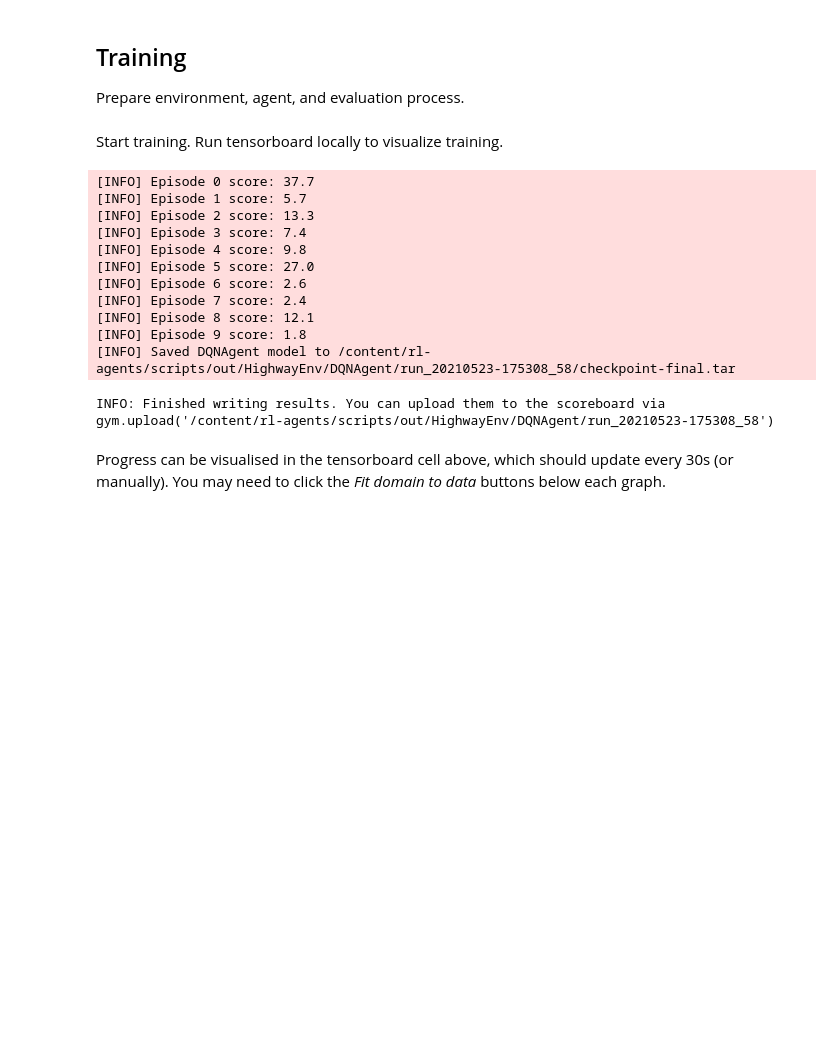
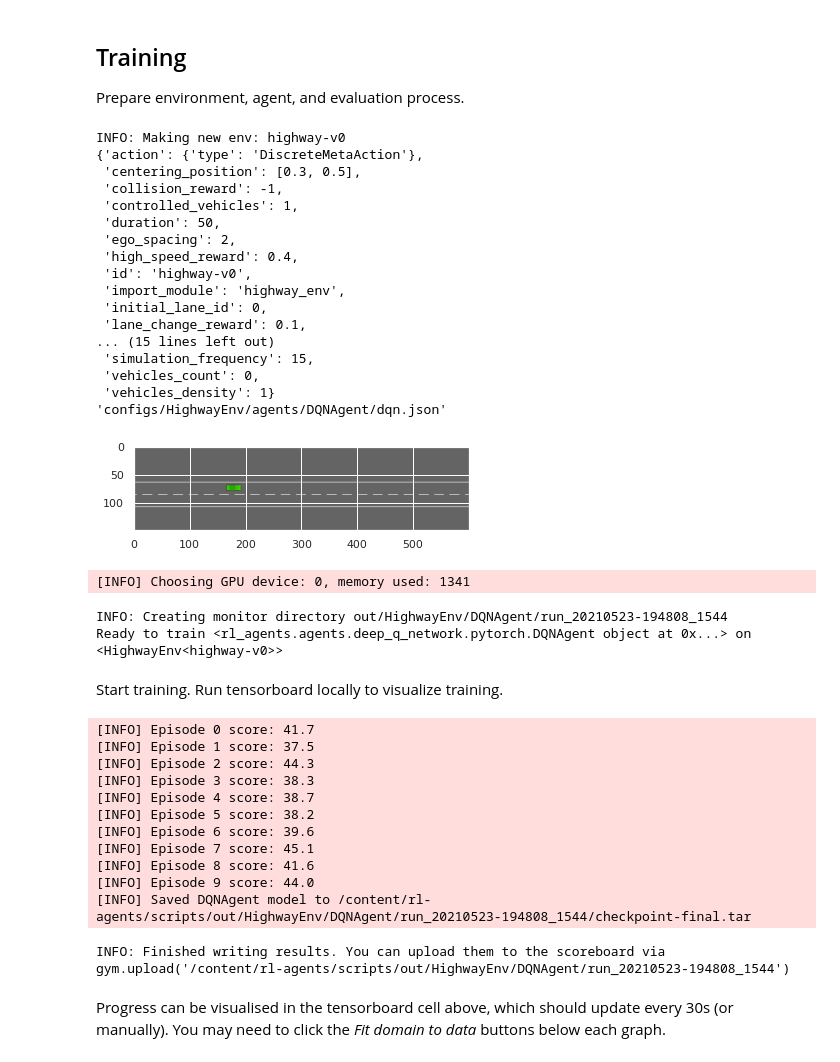
Before and after one commit to kassemm/LAB3AV, a Jupyter notebook: Lab3/Lab3_Highway_DQN_rlagents.ipynb, the cells around one changed output. Saved outputs shown, nothing was run; the diff lists cells and outputs as text; code cells hidden in the pictures; blank space fills up the shorter version.

```diff
--- a/Lab3/Lab3_Highway_DQN_rlagents.ipynb
+++ b/Lab3/Lab3_Highway_DQN_rlagents.ipynb
@@ -90,40 +73,63 @@ agent_config = 'configs/HighwayEnv/agents/DQNAgent/dqn.json'
 # %%
 env = load_environment(env_config)
 import pprint
 from matplotlib import pyplot as plt
-env.config["lane_change_reward"] = 0
-env.config["vehicles_count"] = 4
+env.config["lane_change_reward"] = 0.1
+env.config["vehicles_count"] = 0
 #env.config['reward_speed_range'] = [0, 100]
-env.config["lanes_count"] = 4
+env.config["lanes_count"] = 2
 env.config["initial_lane_id"] = 0
+env.config["right_lane_reward"]  =0.1
 pprint.pprint(env.config)
 pprint.pprint(agent_config)
 
 env.reset()
 plt.imshow(env.render(mode="rgb_array"))
 plt.show()
 
 agent = load_agent(agent_config, env)
 evaluation = Evaluation(env, agent, num_episodes=10, display_env=False)
 print(f"Ready to train {agent} on {env}")
+# %% [output]
+INFO: Making new env: highway-v0
+{'action': {'type': 'DiscreteMetaAction'},
+ 'centering_position': [0.3, 0.5],
+ 'collision_reward': -1,
+ 'controlled_vehicles': 1,
+ 'duration': 50,
+ 'ego_spacing': 2,
+ 'high_speed_reward': 0.4,
+ 'id': 'highway-v0',
+ 'import_module': 'highway_env',
+ 'initial_lane_id': 0,
+ 'lane_change_reward': 0.1,
+... (15 lines left out)
+ 'simulation_frequency': 15,
+ 'vehicles_count': 0,
+ 'vehicles_density': 1}
+'configs/HighwayEnv/agents/DQNAgent/dqn.json'
+[figure, added]
+[INFO] Choosing GPU device: 0, memory used: 1341
+INFO: Creating monitor directory out/HighwayEnv/DQNAgent/run_20210523-194808_1544
+Ready to train <rl_agents.agents.deep_q_network.pytorch.DQNAgent object at 0x...> on <HighwayEnv<highway-v0>>
 # %% [markdown]
 Start training. Run tensorboard locally to visualize training.
 # %%
 #%tensorboard --logdir "{evaluation.directory}"
 evaluation.train()
 # %% [output]
-[INFO] Episode 0 score: 37.7
-[INFO] Episode 1 score: 5.7
-[INFO] Episode 2 score: 13.3
-[INFO] Episode 3 score: 7.4
-[INFO] Episode 4 score: 9.8
-[INFO] Episode 5 score: 27.0
-[INFO] Episode 6 score: 2.6
-[INFO] Episode 7 score: 2.4
-[INFO] Episode 8 score: 12.1
-[INFO] Episode 9 score: 1.8
-[INFO] Saved DQNAgent model to /content/rl-agents/scripts/out/HighwayEnv/DQNAgent/run_20210523-175308_58/checkpoint-final.tar
+[INFO] Episode 0 score: 41.7
+[INFO] Episode 1 score: 37.5
+[INFO] Episode 2 score: 44.3
+[INFO] Episode 3 score: 38.3
+[INFO] Episode 4 score: 38.7
+[INFO] Episode 5 score: 38.2
+[INFO] Episode 6 score: 39.6
+[INFO] Episode 7 score: 45.1
+[INFO] Episode 8 score: 41.6
+[INFO] Episode 9 score: 44.0
+[INFO] Saved DQNAgent model to /content/rl-agents/scripts/out/HighwayEnv/DQNAgent/run_20210523-194808_1544/checkpoint-final.tar
-INFO: Finished writing results. You can upload them to the scoreboard via gym.upload('/content/rl-agents/scripts/out/HighwayEnv/DQNAgent/run_20210523-175308_58')
+INFO: Finished writing results. You can upload them to the scoreboard via gym.upload('/content/rl-agents/scripts/out/HighwayEnv/DQNAgent/run_20210523-194808_1544')
 # %% [markdown]
 Progress can be visualised in the tensorboard cell above, which should update every 30s (or manually). You may need to click the *Fit domain to data* buttons below each graph.
 # %% [markdown]
```
Also changed, not shown: parts of 2 cells of this notebook.
